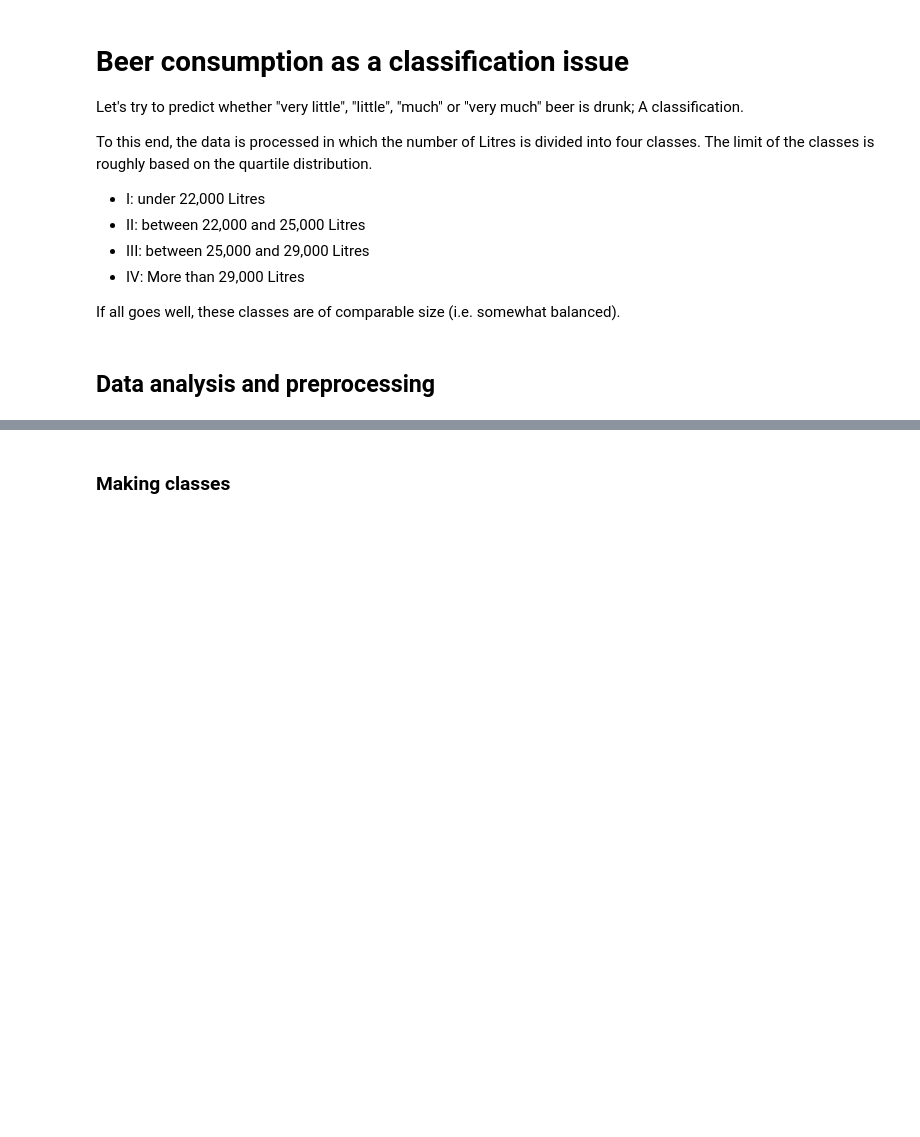
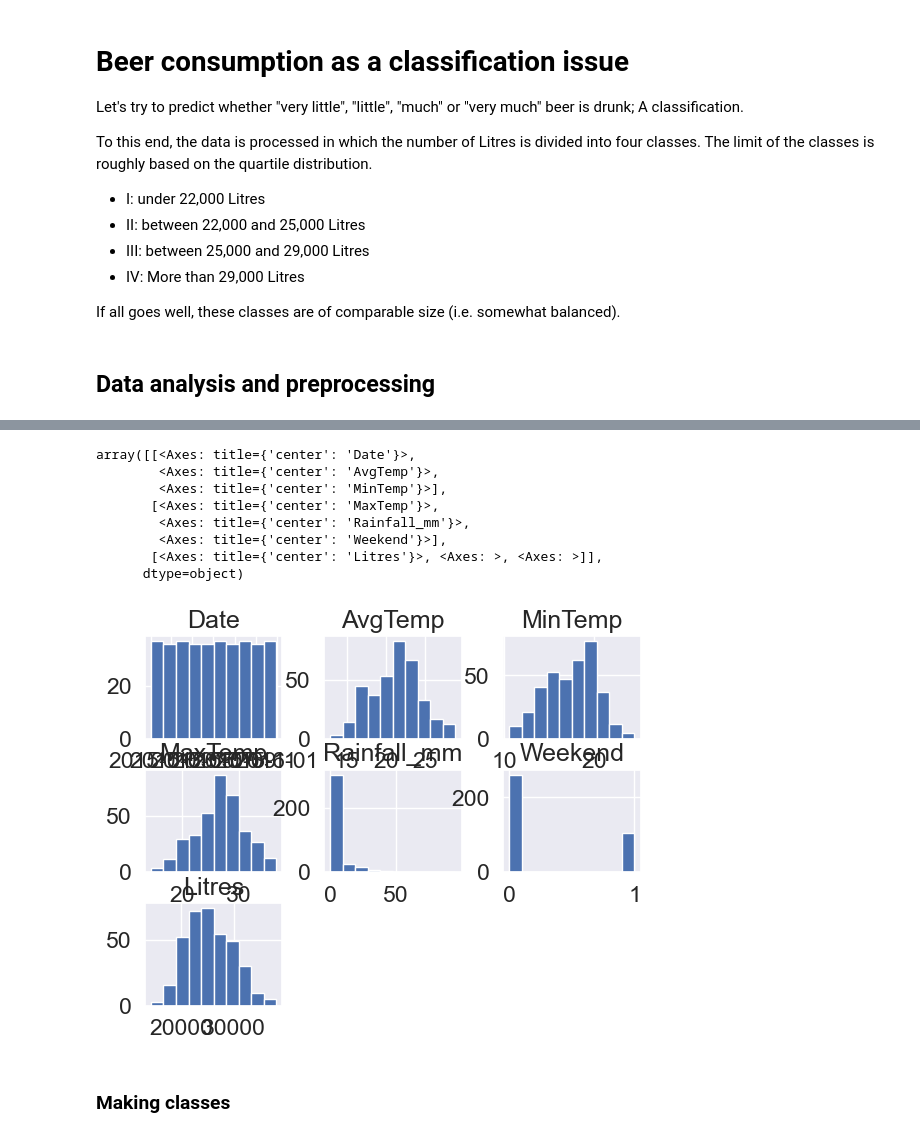
Before and after one commit to AILAB-CEFET-RJ/gcc1734, a Jupyter notebook: src/ml/Classification_students.ipynb, the cells around one changed output, grey strips where cells are left out. Cells and saved outputs as stored; diff of their text form; code cells hidden in the pictures; blank space fills up the shorter version.

```diff
--- a/src/ml/Classification_students.ipynb
+++ b/src/ml/Classification_students.ipynb
@@ -45,6 +80,18 @@ df = pd.read_csv('Beerconsumption.csv')
 df.dropna(inplace=True)
 df.Date = pd.to_datetime(df.Date)
 df.Weekend = df.Weekend.astype(int)
+# %%
+df.hist()
+# %% [output]
+array([[<Axes: title={'center': 'Date'}>,
+        <Axes: title={'center': 'AvgTemp'}>,
+        <Axes: title={'center': 'MinTemp'}>],
+       [<Axes: title={'center': 'MaxTemp'}>,
+        <Axes: title={'center': 'Rainfall_mm'}>,
+        <Axes: title={'center': 'Weekend'}>],
+       [<Axes: title={'center': 'Litres'}>, <Axes: >, <Axes: >]],
+      dtype=object)
+[figure, added]
 # %% [markdown]
 ### Making classes
 # %%
```
Also changed, not shown: parts of 19 cells of this notebook.
